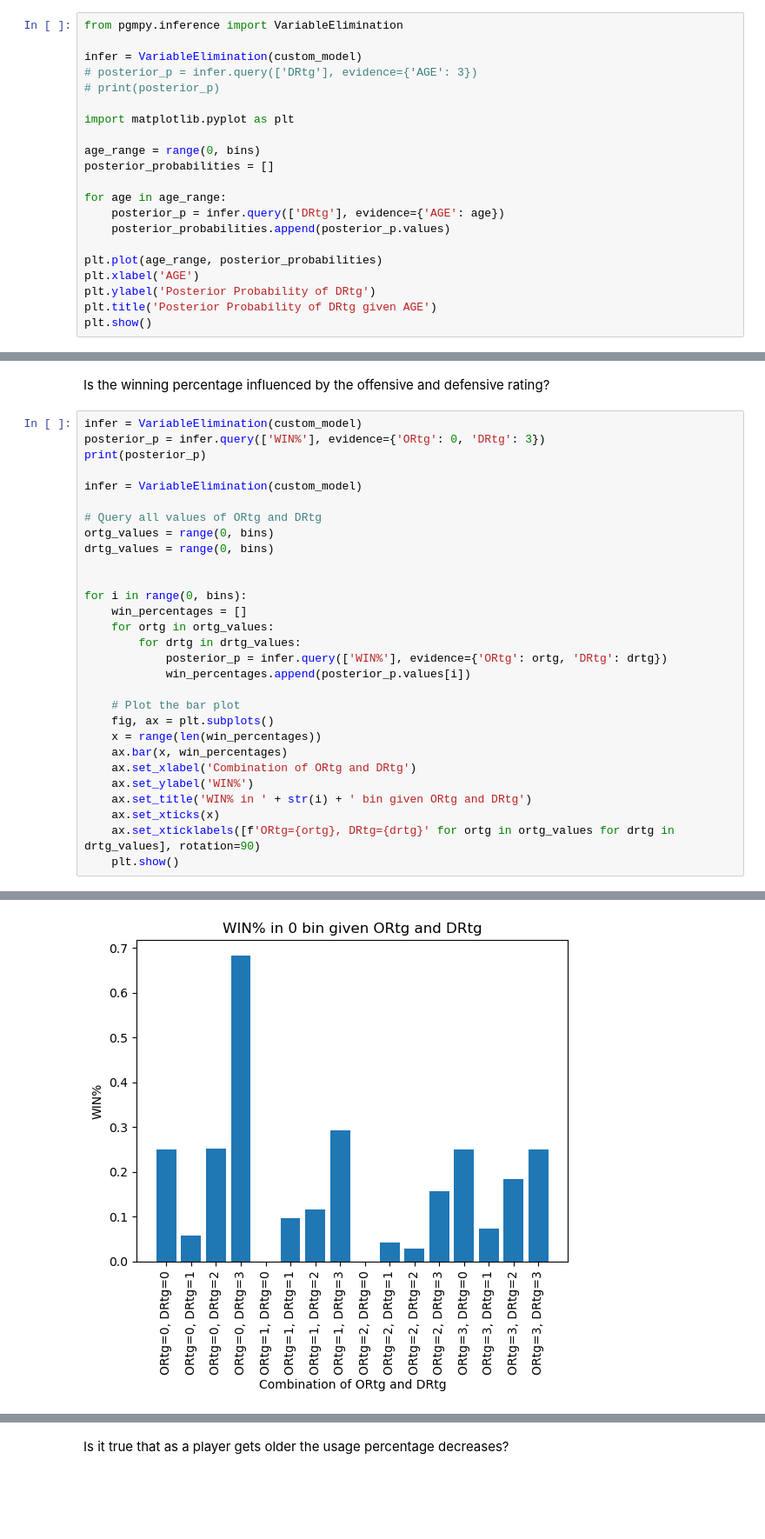
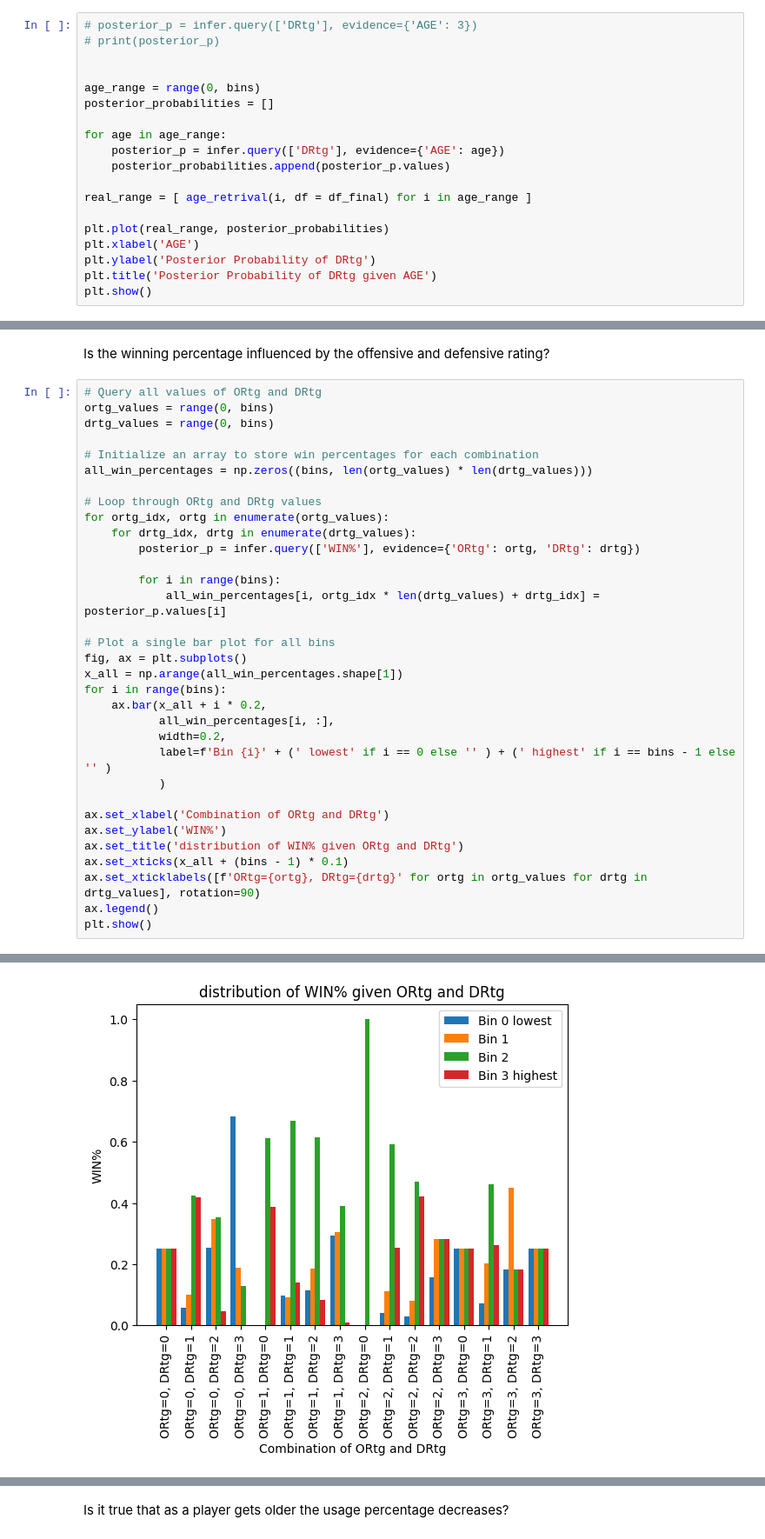
Before and after one commit to CacioCavalloIsNotReal/FAIKR_project_NBA, a Jupyter notebook: project.ipynb, the cells around one changed output, grey strips where cells are left out. Shown at 87% size. Drawn from its saved outputs; the diff is of its cells as text; blank space fills up the shorter version.

```diff
--- a/project.ipynb
+++ b/project.ipynb
@@ -665,11 +670,7 @@ plt.show()
 # %%
-from pgmpy.inference import VariableElimination
-
-infer = VariableElimination(custom_model)
 # posterior_p = infer.query(['DRtg'], evidence={'AGE': 3})
 # print(posterior_p)
 
-import matplotlib.pyplot as plt
 
 age_range = range(0, bins)
 posterior_probabilities = []
@@ -678,7 +679,9 @@ for age in age_range:
     posterior_p = infer.query(['DRtg'], evidence={'AGE': age})
     posterior_probabilities.append(posterior_p.values)
 
-plt.plot(age_range, posterior_probabilities)
+real_range = [ age_retrival(i, df = df_final) for i in age_range ]
+
+plt.plot(real_range, posterior_probabilities)
 plt.xlabel('AGE')
 plt.ylabel('Posterior Probability of DRtg')
 plt.title('Posterior Probability of DRtg given AGE')
@@ -688,32 +691,36 @@ plt.show()
 # %% [markdown]
 Is the winning percentage influenced by the offensive and defensive rating?
 # %%
-infer = VariableElimination(custom_model)
-posterior_p = infer.query(['WIN%'], evidence={'ORtg': 0, 'DRtg': 3})
-print(posterior_p)
-
-infer = VariableElimination(custom_model)
-
 # Query all values of ORtg and DRtg
 ortg_values = range(0, bins)
 drtg_values = range(0, bins)
 
+# Initialize an array to store win percentages for each combination
+all_win_percentages = np.zeros((bins, len(ortg_values) * len(drtg_values)))
 
-for i in range(0, bins):
-    win_percentages = []
-    for ortg in ortg_values:
-        for drtg in drtg_values:
-            posterior_p = infer.query(['WIN%'], evidence={'ORtg': ortg, 'DRtg': drtg})
-            win_percentages.append(posterior_p.values[i])
+# Loop through ORtg and DRtg values
+for ortg_idx, ortg in enumerate(ortg_values):
+    for drtg_idx, drtg in enumerate(drtg_values):
+        posterior_p = infer.query(['WIN%'], evidence={'ORtg': ortg, 'DRtg': drtg})
 
-    # Plot the bar plot
-    fig, ax = plt.subplots()
-    x = range(len(win_percentages))
-    ax.bar(x, win_percentages)
-    ax.set_xlabel('Combination of ORtg and DRtg')
-    ax.set_ylabel('WIN%')
-    ax.set_title('WIN% in ' + str(i) + ' bin given ORtg and DRtg')
-    ax.set_xticks(x)
-    ax.set_xticklabels([f'ORtg={ortg}, DRtg={drtg}' for ortg in ortg_values for drtg in drtg_values], rotation=90)
-    plt.show()
+        for i in range(bins):
+            all_win_percentages[i, ortg_idx * len(drtg_values) + drtg_idx] = posterior_p.values[i]
+
+# Plot a single bar plot for all bins
+fig, ax = plt.subplots()
+x_all = np.arange(all_win_percentages.shape[1])
+for i in range(bins):
+    ax.bar(x_all + i * 0.2,
+           all_win_percentages[i, :],
+           width=0.2,
+           label=f'Bin {i}' + (' lowest' if i == 0 else '' ) + (' highest' if i == bins - 1 else '' )
+           )
+
+ax.set_xlabel('Combination of ORtg and DRtg')
+ax.set_ylabel('WIN%')
+ax.set_title('distribution of WIN% given ORtg and DRtg')
+ax.set_xticks(x_all + (bins - 1) * 0.1)
+ax.set_xticklabels([f'ORtg={ortg}, DRtg={drtg}' for ortg in ortg_values for drtg in drtg_values], rotation=90)
+ax.legend()
+plt.show()
 # %% [output]
@@ -731 +727 @@ for i in range(0, bins):
-[figure, old version]
+[figure, new version]
```
Also changed, not shown: parts of 12 cells of this notebook.
